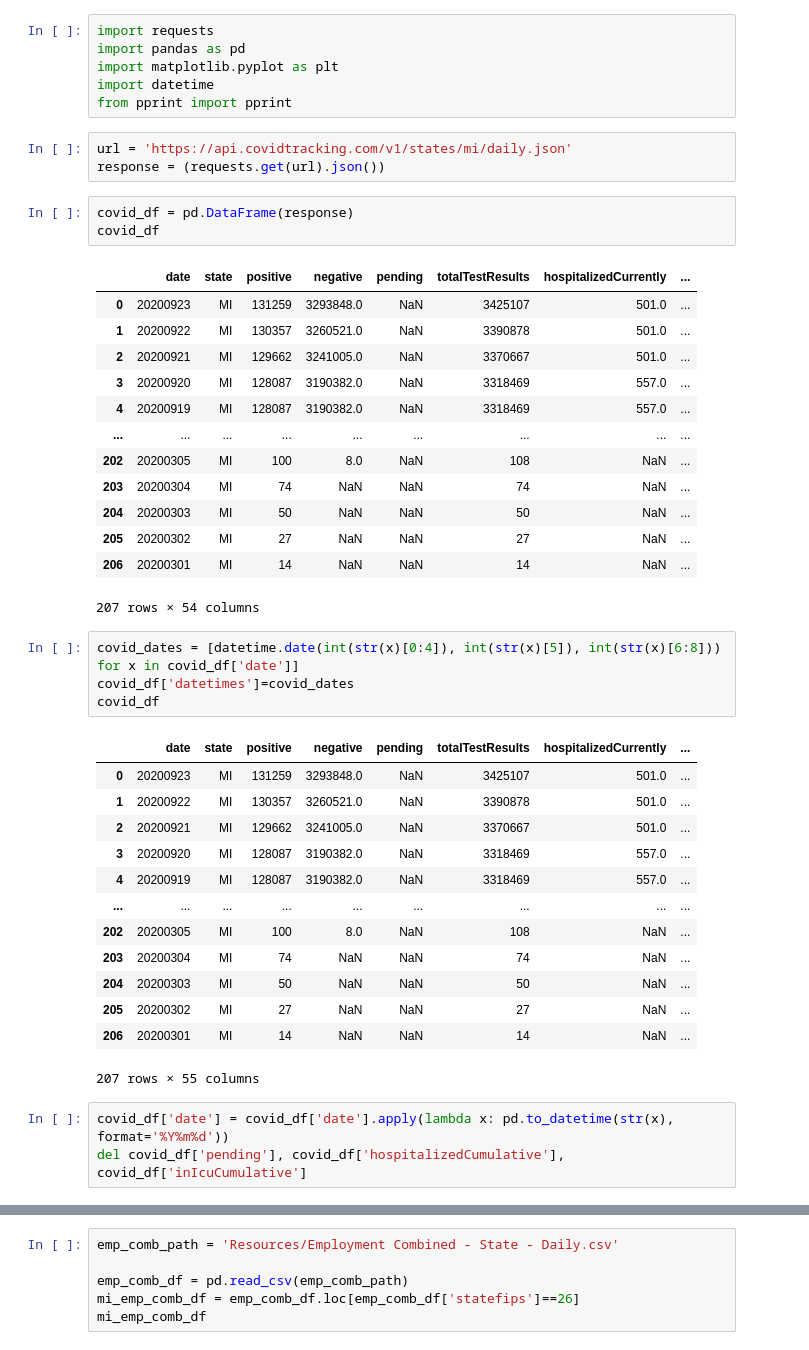
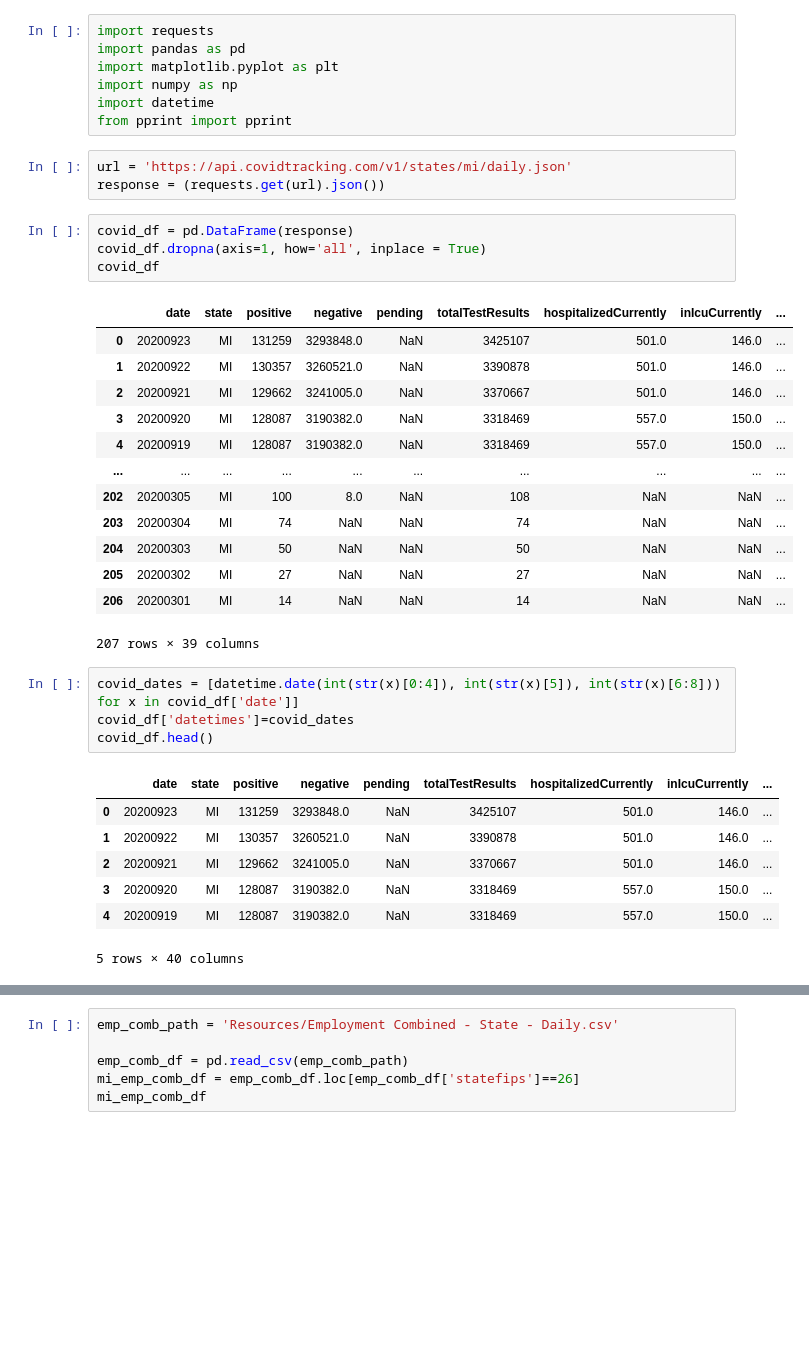
Before and after one commit to KevinKillman/Michigans_Economy_and_Covid, a Jupyter notebook: project_1_code.ipynb, the cells around one changed output, grey strips where cells are left out. Saved outputs shown, nothing was run; the diff lists cells and outputs as text; blank space fills up the shorter version.

```diff
--- a/project_1_code.ipynb
+++ b/project_1_code.ipynb
@@ -2,6 +2,7 @@
 import requests
 import pandas as pd
 import matplotlib.pyplot as plt
+import numpy as np
 import datetime
 from pprint import pprint
 # %%
@@ -9,39 +10,31 @@ url = 'https://api.covidtracking.com/v1/states/mi/daily.json'
 response = (requests.get(url).json())
 # %%
 covid_df = pd.DataFrame(response)
+covid_df.dropna(axis=1, how='all', inplace = True)
 covid_df
 # %% [output]
-|  | date | state | positive | negative | pending | totalTestResults | hospitalizedCurrently | ... |
-| 0 | 20200923 | MI | 131259 | 3293848.0 | NaN | 3425107 | 501.0 | ... |
-| 1 | 20200922 | MI | 130357 | 3260521.0 | NaN | 3390878 | 501.0 | ... |
-| 2 | 20200921 | MI | 129662 | 3241005.0 | NaN | 3370667 | 501.0 | ... |
-| 3 | 20200920 | MI | 128087 | 3190382.0 | NaN | 3318469 | 557.0 | ... |
-| 4 | 20200919 | MI | 128087 | 3190382.0 | NaN | 3318469 | 557.0 | ... |
-| ... | ... | ... | ... | ... | ... | ... | ... | ... |
-| 202 | 20200305 | MI | 100 | 8.0 | NaN | 108 | NaN | ... |
-| 203 | 20200304 | MI | 74 | NaN | NaN | 74 | NaN | ... |
-| 204 | 20200303 | MI | 50 | NaN | NaN | 50 | NaN | ... |
-| 205 | 20200302 | MI | 27 | NaN | NaN | 27 | NaN | ... |
-| 206 | 20200301 | MI | 14 | NaN | NaN | 14 | NaN | ... |
+|  | date | state | positive | negative | pending | totalTestResults | hospitalizedCurrently | inIcuCurrently | ... |
+| 0 | 20200923 | MI | 131259 | 3293848.0 | NaN | 3425107 | 501.0 | 146.0 | ... |
+| 1 | 20200922 | MI | 130357 | 3260521.0 | NaN | 3390878 | 501.0 | 146.0 | ... |
+| 2 | 20200921 | MI | 129662 | 3241005.0 | NaN | 3370667 | 501.0 | 146.0 | ... |
+| 3 | 20200920 | MI | 128087 | 3190382.0 | NaN | 3318469 | 557.0 | 150.0 | ... |
+| 4 | 20200919 | MI | 128087 | 3190382.0 | NaN | 3318469 | 557.0 | 150.0 | ... |
+| ... | ... | ... | ... | ... | ... | ... | ... | ... | ... |
+| 202 | 20200305 | MI | 100 | 8.0 | NaN | 108 | NaN | NaN | ... |
+| 203 | 20200304 | MI | 74 | NaN | NaN | 74 | NaN | NaN | ... |
+| 204 | 20200303 | MI | 50 | NaN | NaN | 50 | NaN | NaN | ... |
+| 205 | 20200302 | MI | 27 | NaN | NaN | 27 | NaN | NaN | ... |
+| 206 | 20200301 | MI | 14 | NaN | NaN | 14 | NaN | NaN | ... |
-207 rows × 54 columns
+207 rows × 39 columns
 # %%
 covid_dates = [datetime.date(int(str(x)[0:4]), int(str(x)[5]), int(str(x)[6:8])) for x in covid_df['date']]
 covid_df['datetimes']=covid_dates
-covid_df
+covid_df.head()
 # %% [output]
-|  | date | state | positive | negative | pending | totalTestResults | hospitalizedCurrently | ... |
-| 0 | 20200923 | MI | 131259 | 3293848.0 | NaN | 3425107 | 501.0 | ... |
-| 1 | 20200922 | MI | 130357 | 3260521.0 | NaN | 3390878 | 501.0 | ... |
-| 2 | 20200921 | MI | 129662 | 3241005.0 | NaN | 3370667 | 501.0 | ... |
-| 3 | 20200920 | MI | 128087 | 3190382.0 | NaN | 3318469 | 557.0 | ... |
-| 4 | 20200919 | MI | 128087 | 3190382.0 | NaN | 3318469 | 557.0 | ... |
-| ... | ... | ... | ... | ... | ... | ... | ... | ... |
-| 202 | 20200305 | MI | 100 | 8.0 | NaN | 108 | NaN | ... |
-| 203 | 20200304 | MI | 74 | NaN | NaN | 74 | NaN | ... |
-| 204 | 20200303 | MI | 50 | NaN | NaN | 50 | NaN | ... |
-| 205 | 20200302 | MI | 27 | NaN | NaN | 27 | NaN | ... |
-| 206 | 20200301 | MI | 14 | NaN | NaN | 14 | NaN | ... |
+|  | date | state | positive | negative | pending | totalTestResults | hospitalizedCurrently | inIcuCurrently | ... |
+| 0 | 20200923 | MI | 131259 | 3293848.0 | NaN | 3425107 | 501.0 | 146.0 | ... |
+| 1 | 20200922 | MI | 130357 | 3260521.0 | NaN | 3390878 | 501.0 | 146.0 | ... |
+| 2 | 20200921 | MI | 129662 | 3241005.0 | NaN | 3370667 | 501.0 | 146.0 | ... |
+| 3 | 20200920 | MI | 128087 | 3190382.0 | NaN | 3318469 | 557.0 | 150.0 | ... |
+| 4 | 20200919 | MI | 128087 | 3190382.0 | NaN | 3318469 | 557.0 | 150.0 | ... |
-207 rows × 55 columns
+5 rows × 40 columns
-# %%
-covid_df['date'] = covid_df['date'].apply(lambda x: pd.to_datetime(str(x), format='%Y%m%d'))
-del covid_df['pending'], covid_df['hospitalizedCumulative'], covid_df['inIcuCumulative']
```
Also changed, not shown: parts of 8 cells of this notebook.
